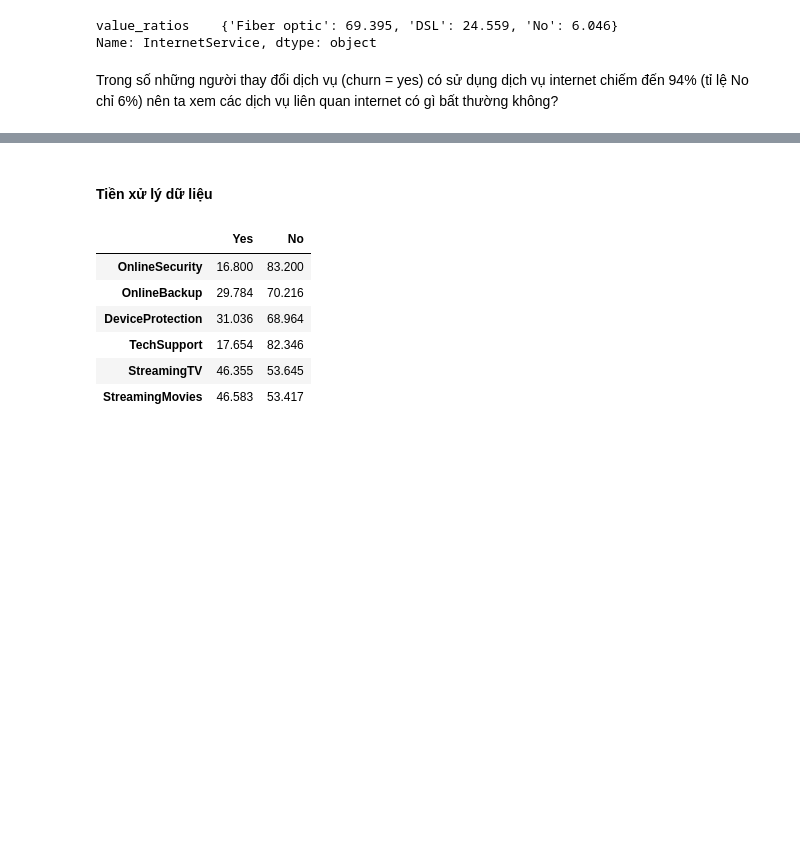
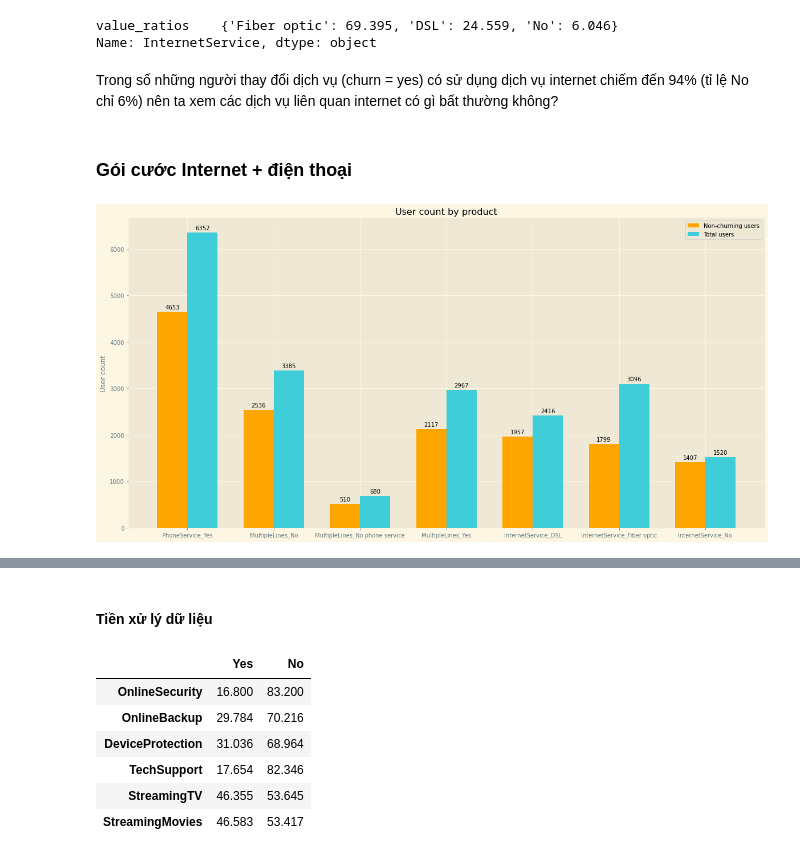
Before and after one commit to ptbminh1108/p4ds_lab_3, a Jupyter notebook: Telco_Customer_Churn.ipynb, the cells around one changed output, grey strips where cells are left out. Saved outputs shown, nothing was run; the diff lists cells and outputs as text; code cells hidden in the pictures; blank space fills up the shorter version.

```diff
--- a/Telco_Customer_Churn.ipynb
+++ b/Telco_Customer_Churn.ipynb
@@ -190,5 +190,6 @@ df[object_cols].agg([num_values, value_ratios])
 # %%
 churn_yes_df = df[df["Churn"] =='Yes']
+churn_no_df = df[df["Churn"] =='No']
 # %% [markdown]
 ### Tính thời gian gắn bó (tenure)
 # %%
@@ -244,3 +246,34 @@ value_ratios    {'Fiber optic': 69.395, 'DSL': 24.559, 'No': 6.046}
 Name: InternetService, dtype: object
 # %% [markdown]
 Trong số những người thay đổi dịch vụ (churn = yes) có sử dụng dịch vụ internet chiếm đến 94% (tỉ lệ No chỉ 6%) nên ta xem các dịch vụ liên quan internet có gì bất thường không?
+# %% [markdown]
+### Gói cước Internet + điện thoại
+# %%
+services=[ ('PhoneService','Yes'),('MultipleLines','No'),('MultipleLines','No phone service'),('MultipleLines','Yes'), ('InternetService','DSL'),('InternetService','Fiber optic'), ('InternetService','No')]
+services_churn_no_p=[len(churn_no_df[churn_no_df[k[0]] == k[1]]) for k in services]
+services_total_p=[len(df[df[k[0]] == k[1]]) for k in services]
+services_labels = (k[0]+'_'+k[1] for k in services)
+
+x = np.arange(len(services))  # the label locations
+width = 0.35  # the width of the bars
+
+fig, ax = plt.subplots()
+rects1 = ax.bar(x - width/2, services_churn_no_p, width, label='Non-churning users', color=['orange'])
+rects2 = ax.bar(x + width/2, services_total_p, width, label='Total users', color=['#3fced9'])
+
+# Add some text for labels, title and custom x-axis tick labels, etc.
+ax.set_ylabel('User count')
+ax.set_title('User count by product')
+ax.set_xticks(x)
+ax.set_xticklabels(services_labels)
+ax.legend()
+
+ax.bar_label(rects1, padding=3)
+ax.bar_label(rects2, padding=3)
+
+fig.set_figheight(10)
+fig.set_figwidth(20)
+
+plt.show()
+# %% [output]
+[figure, added]
```
Also changed, not shown: parts of 23 cells of this notebook.
